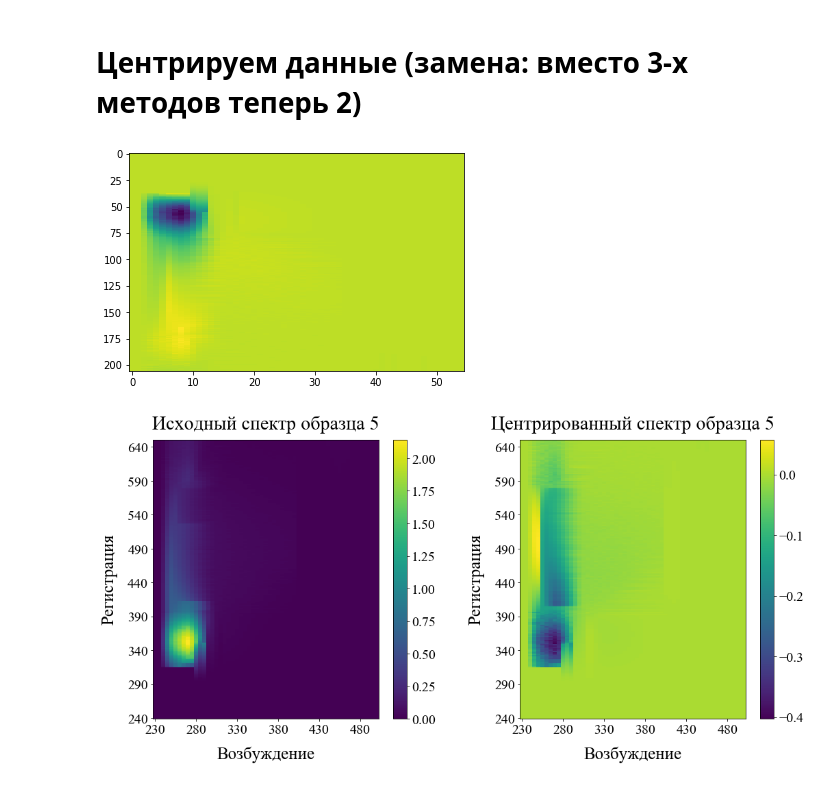
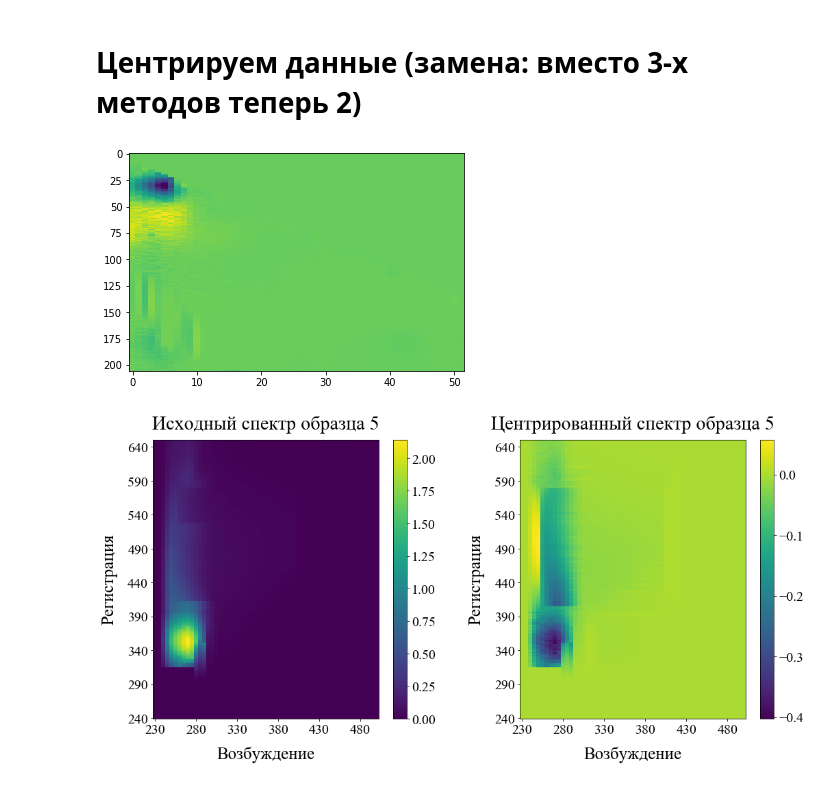
Before and after one commit to 89605502155/ML-repositry, a Jupyter notebook: new_NPLS1.ipynb, the cells around one changed output. Cells and saved outputs as stored; diff of their text form; code cells hidden in the pictures.

```diff
--- a/new_NPLS1.ipynb
+++ b/new_NPLS1.ipynb
@@ -29,7 +29,7 @@ warnings.simplefilter('ignore')
 # %% [markdown]
 # Загрузим данные
 # %%
-Xdata_numpy = pkl.load(open('C:/Users/admin/Desktop/PLS2021/N-PLS/X.pkl.gz', 'rb'))
+Xdata_numpy = pkl.load(open('C:/Users/admin/Desktop/PLS2021/N-PLS/X_new.pkl.gz', 'rb'))
 Ydata = pkl.load(open('C:/Users/admin/Desktop/PLS2021/N-PLS/y.pkl.gz', 'rb'))
 # %% [markdown]
 # N-PLS1
@@ -47,11 +47,12 @@ class centrir(BaseEstimator):
         y=yy.copy()
         x_centrir=np.array(x)
         y_centrir=y.iloc[:,self.column_y].to_numpy()
+        fdisp=np.var(y_centrir)
         x_centrir -= x_centrir.mean(axis = 0)
         #x_centrir -= x_centrir.mean()
         self.medium=y_centrir.mean() #Это сренее значение у.
         y_centrir -= y_centrir.mean()
-
+        #y_centrir /= fdisp
         X_train, X_test, y_train, y_test = train_test_split(
                 x_centrir, y_centrir, test_size=self.testSize
                 )
@@ -414,10 +291,10 @@ y_test=result.y_test
 X_train=result.X_train
 X_test=result.X_test
 # %%
-plt.imshow(X_train[5,:,:],aspect='auto')
+plt.imshow(X_train[4,:,:],aspect='auto')
 plt.show()
 # %% [output]
-[figure, old version]
+[figure, new version]
 # %%
 import matplotlib.gridspec as gridspec
 fg = plt.figure(figsize=(17, 7.5),constrained_layout=False)
```
Also changed, not shown: parts of 12 cells of this notebook.
